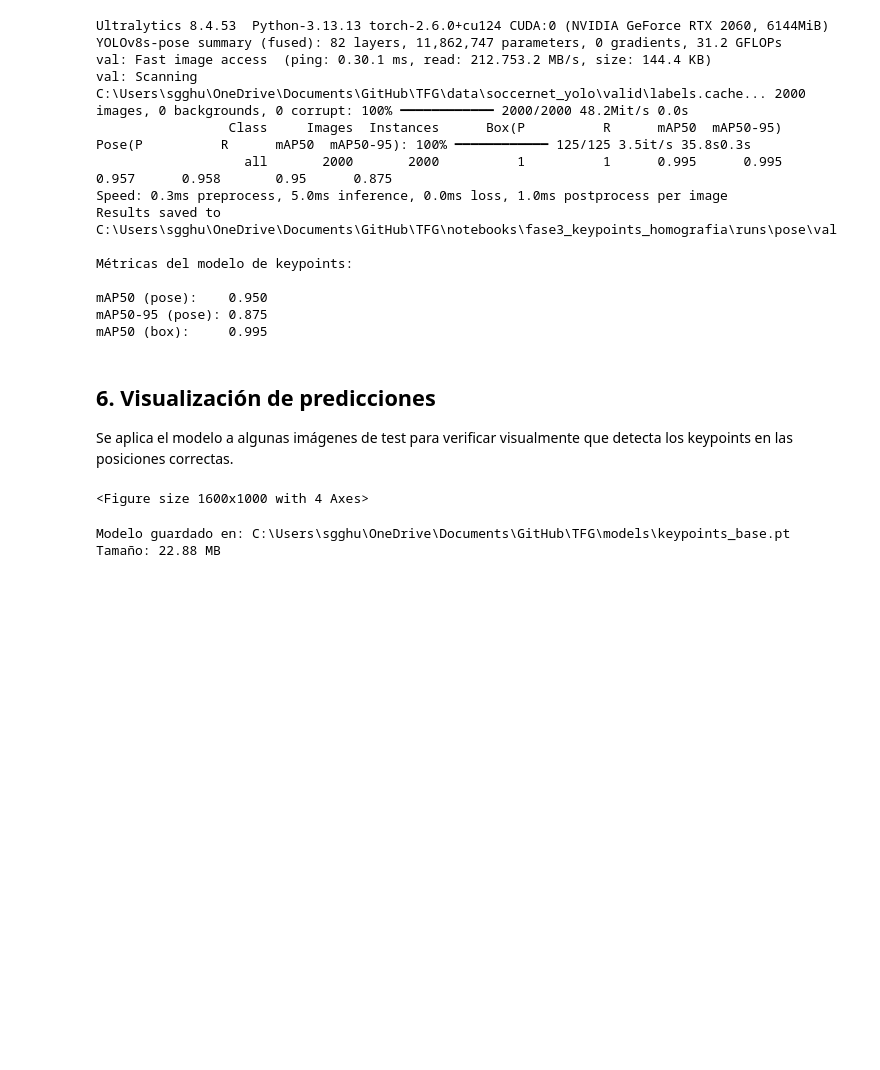
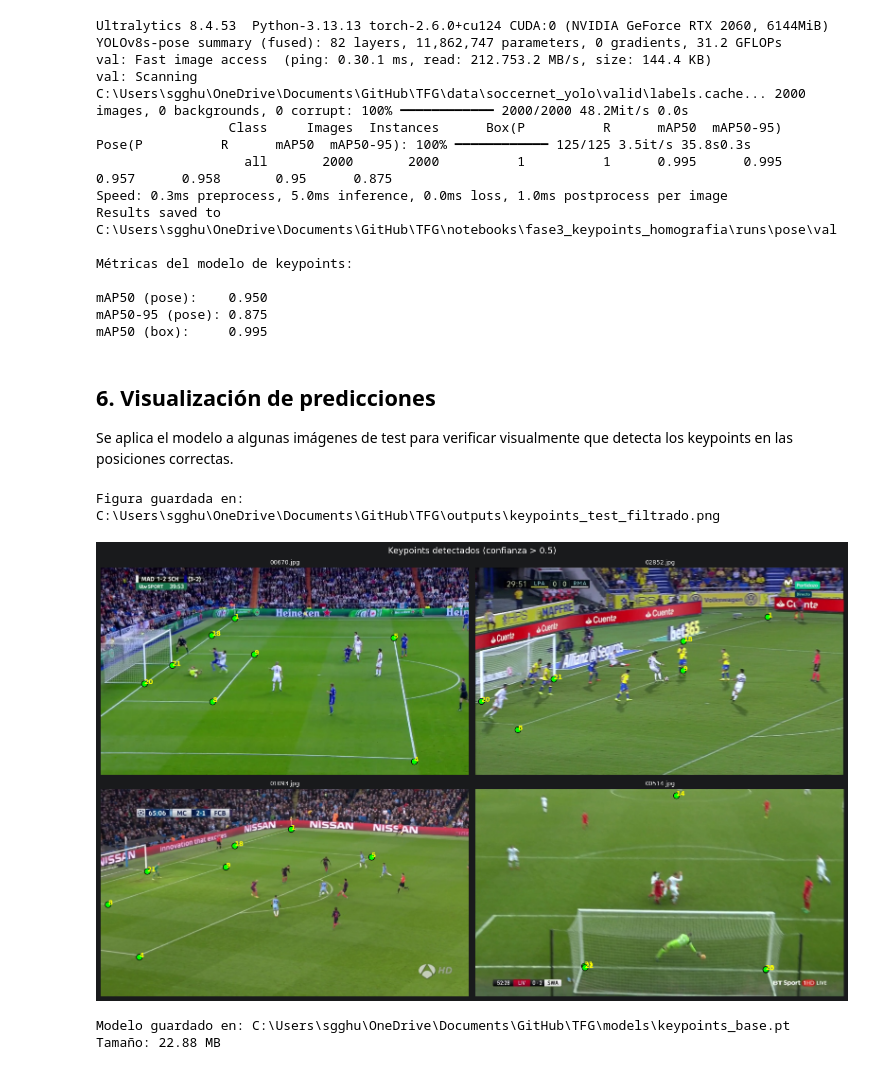
Before and after one commit to HugoSanchezGallego/TFG, a Jupyter notebook: notebooks/fase3_keypoints_homografia/02_entrenamiento_keypoints_base.ipynb, the cells around one changed output. Drawn from its saved outputs; the diff is of its cells as text; code cells hidden in the pictures; blank space fills up the shorter version.

Commit message:
modelo de keypoints

```diff
--- a/notebooks/fase3_keypoints_homografia/02_entrenamiento_keypoints_base.ipynb
+++ b/notebooks/fase3_keypoints_homografia/02_entrenamiento_keypoints_base.ipynb
@@ -142,35 +142,52 @@ mAP50 (box):     0.995
 
 Se aplica el modelo a algunas imágenes de test para verificar visualmente que detecta los keypoints en las posiciones correctas.
 # %%
+%matplotlib inline
 import matplotlib.pyplot as plt
 import cv2
 import random
+from pathlib import Path
+from ultralytics import YOLO
+
+REPO_ROOT = Path("../..").resolve()
+DATASET_DIR = REPO_ROOT / "data" / "soccernet_yolo"
+model = YOLO(str(REPO_ROOT / "models" / "keypoints_base.pt"))
 
 test_imgs = list((DATASET_DIR / "test" / "images").glob("*.jpg"))
 muestras = random.sample(test_imgs, 4)
+
+CONF_MIN = 0.5  # solo keypoints con confianza alta
 
 fig, axes = plt.subplots(2, 2, figsize=(16, 10))
 
 for ax, img_path in zip(axes.flat, muestras):
     res = model(str(img_path), verbose=False)
     img = cv2.cvtColor(cv2.imread(str(img_path)), cv2.COLOR_BGR2RGB)
 
     if res[0].keypoints is not None:
-        kps = res[0].keypoints.xy[0].cpu().numpy()
-        for i, (x, y) in enumerate(kps):
-            if x > 0 and y > 0:
-                ax.scatter(x, y, c="lime", s=60, edgecolors="black", zorder=3)
-                ax.annotate(str(i), (x, y), color="yellow", fontsize=9, fontweight="bold")
+        kps_xy = res[0].keypoints.xy[0].cpu().numpy()
+        kps_conf = res[0].keypoints.conf[0].cpu().numpy()  # confianza por keypoint
+
+        for i, ((x, y), c) in enumerate(zip(kps_xy, kps_conf)):
+            if c > CONF_MIN and x > 0 and y > 0:
+                ax.scatter(x, y, c="lime", s=80, edgecolors="black", zorder=3)
+                ax.annotate(str(i), (x, y), color="yellow", fontsize=10, fontweight="bold")
 
     ax.imshow(img)
     ax.set_title(img_path.name, fontsize=9)
     ax.axis("off")
 
-plt.suptitle("Keypoints detectados por el modelo base", fontsize=13)
+plt.suptitle(f"Keypoints detectados (confianza > {CONF_MIN})", fontsize=13)
 plt.tight_layout()
+
+output_fig = REPO_ROOT / "outputs" / "keypoints_test_filtrado.png"
+output_fig.parent.mkdir(parents=True, exist_ok=True)
+plt.savefig(str(output_fig), dpi=100, bbox_inches="tight")
+print(f"Figura guardada en: {output_fig}")
 plt.show()
 # %% [output]
-<Figure size 1600x1000 with 4 Axes>
+Figura guardada en: C:\Users\sgghu\OneDrive\Documents\GitHub\TFG\outputs\keypoints_test_filtrado.png
+[figure, added]
 # %%
 import shutil
 
```
